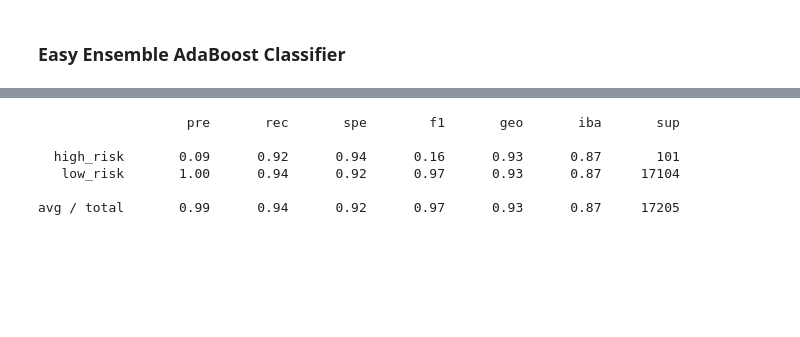
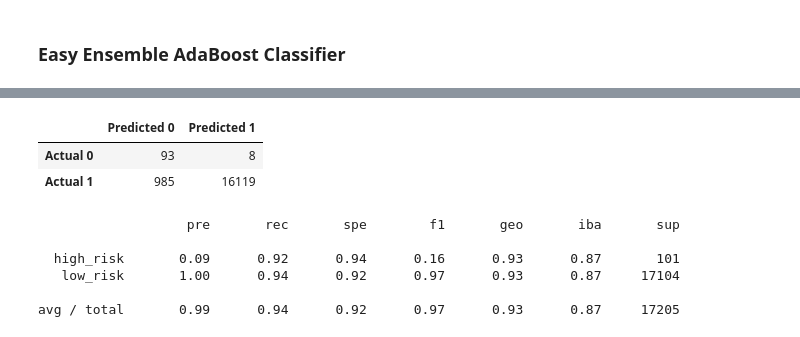
Before and after one commit to crystdang/Credit-Risk-Analysis, a Jupyter notebook: Starter_Code/credit_risk_ensemble.ipynb, the cells around one changed output, grey strips where cells are left out. Drawn from its saved outputs; the diff is of its cells as text; code cells hidden in the pictures; blank space fills up the shorter version.

```diff
--- a/Starter_Code/credit_risk_ensemble.ipynb
+++ b/Starter_Code/credit_risk_ensemble.ipynb
@@ -194,4 +194,9 @@ EasyEnsembleClassifier(n_estimators=100, random_state=1)
+# %%
+# Train the EasyEnsembleClassifier
+from imblearn.ensemble import EasyEnsembleClassifier
+clf = EasyEnsembleClassifier(random_state=1, n_estimators=100).fit(X_train_scaled, y_train)
 # %%
 # Calculated the balanced accuracy score
-# YOUR CODE HERE
+y_pred = clf.predict(X_test_scaled)
+balanced_accuracy_score(y_test, y_pred)
 # %% [output]
@@ -205,2 +204,12 @@ array([[   93,     8],
+# %%
+# Display the confusion matrix
+cm = confusion_matrix(y_test, y_pred)
+cm_df = pd.DataFrame(
+    cm, index=["Actual 0", "Actual 1"], columns=["Predicted 0", "Predicted 1"])
+cm_df
+# %% [output]
+|  | Predicted 0 | Predicted 1 |
+| Actual 0 | 93 | 8 |
+| Actual 1 | 985 | 16119 |
 # %%
 # Print the imbalanced classification report
```
Also changed, not shown: parts of 9 cells of this notebook.
